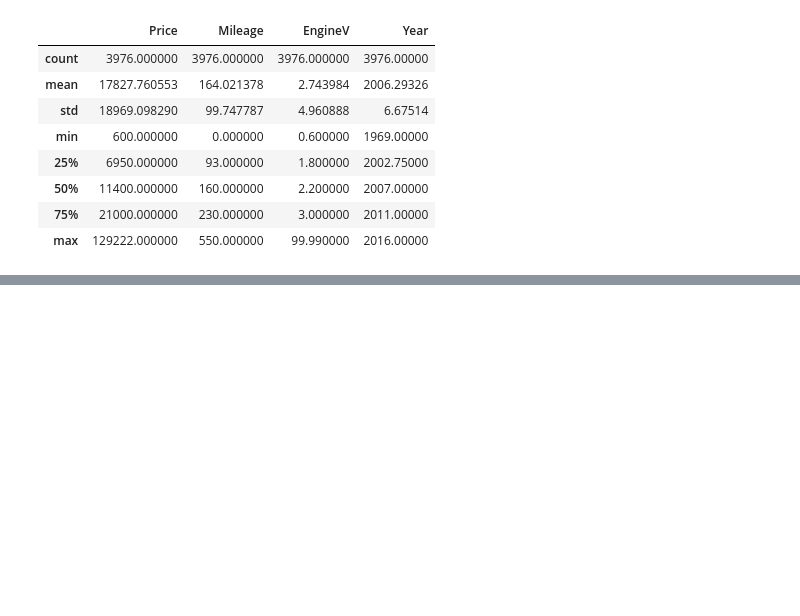
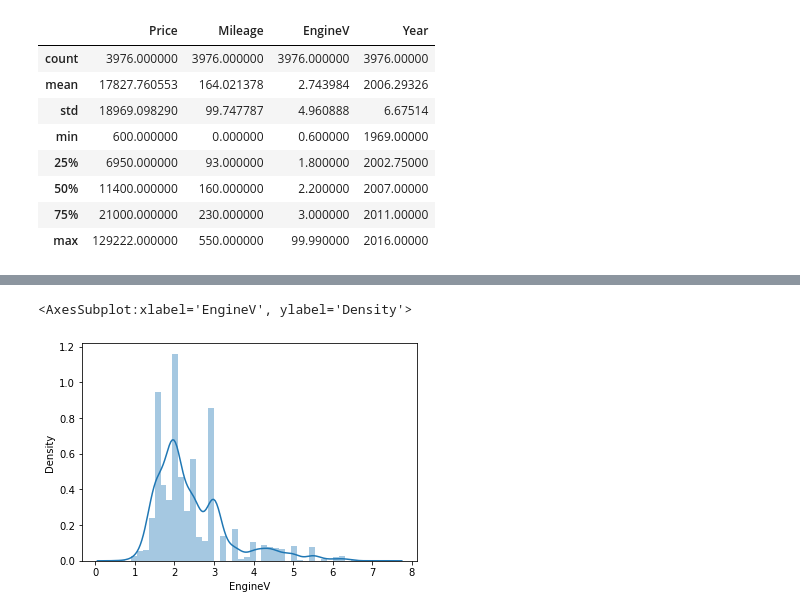
Before and after one commit to Poorya0071/Regression-machine-learning-and-deep-learning, a Jupyter notebook: car_price.ipynb, the cells around one changed output, grey strips where cells are left out. Cells and saved outputs as stored; diff of their text form; code cells hidden in the pictures; blank space fills up the shorter version.

```diff
--- a/car_price.ipynb
+++ b/car_price.ipynb
@@ -169,2 +175,8 @@ data_pre_process_2.describe() # we have just lost 8 data points in this case.
+# %%
+data_pre_process_3 = data_pre_process_2[data_pre_process_2['EngineV']<8.5] # by a simple search on the internet we can find that
+#the maximum engine volume is 8.5 L. then, we remove higher than this value.
 # %%
-sns.distplot(data_pre_process_1['Mileage'])
+sns.distplot(data_pre_process_3['EngineV'])
+# %% [output]
+<AxesSubplot:xlabel='EngineV', ylabel='Density'>
+[figure, added]
```
Also changed, not shown: parts of 29 cells of this notebook.
